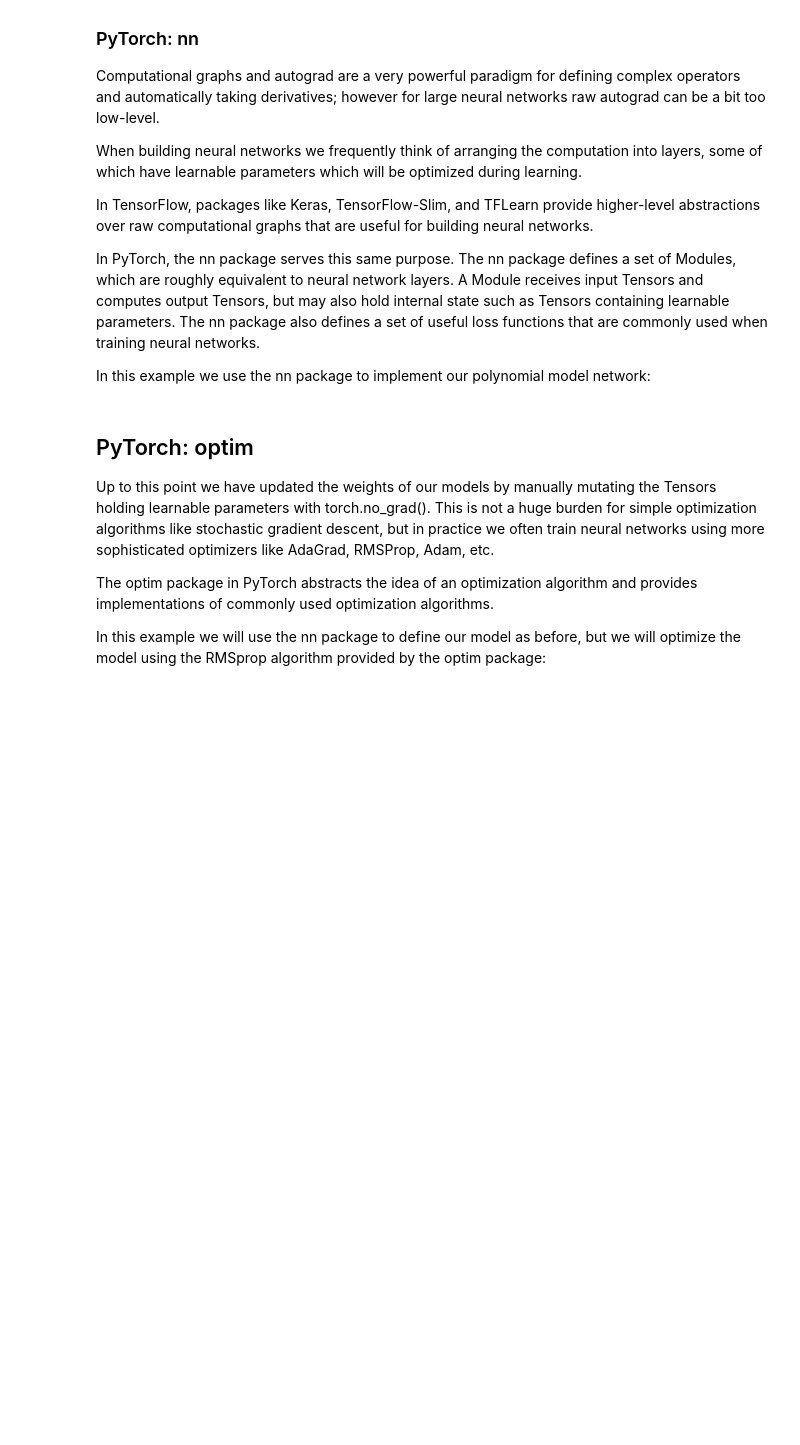
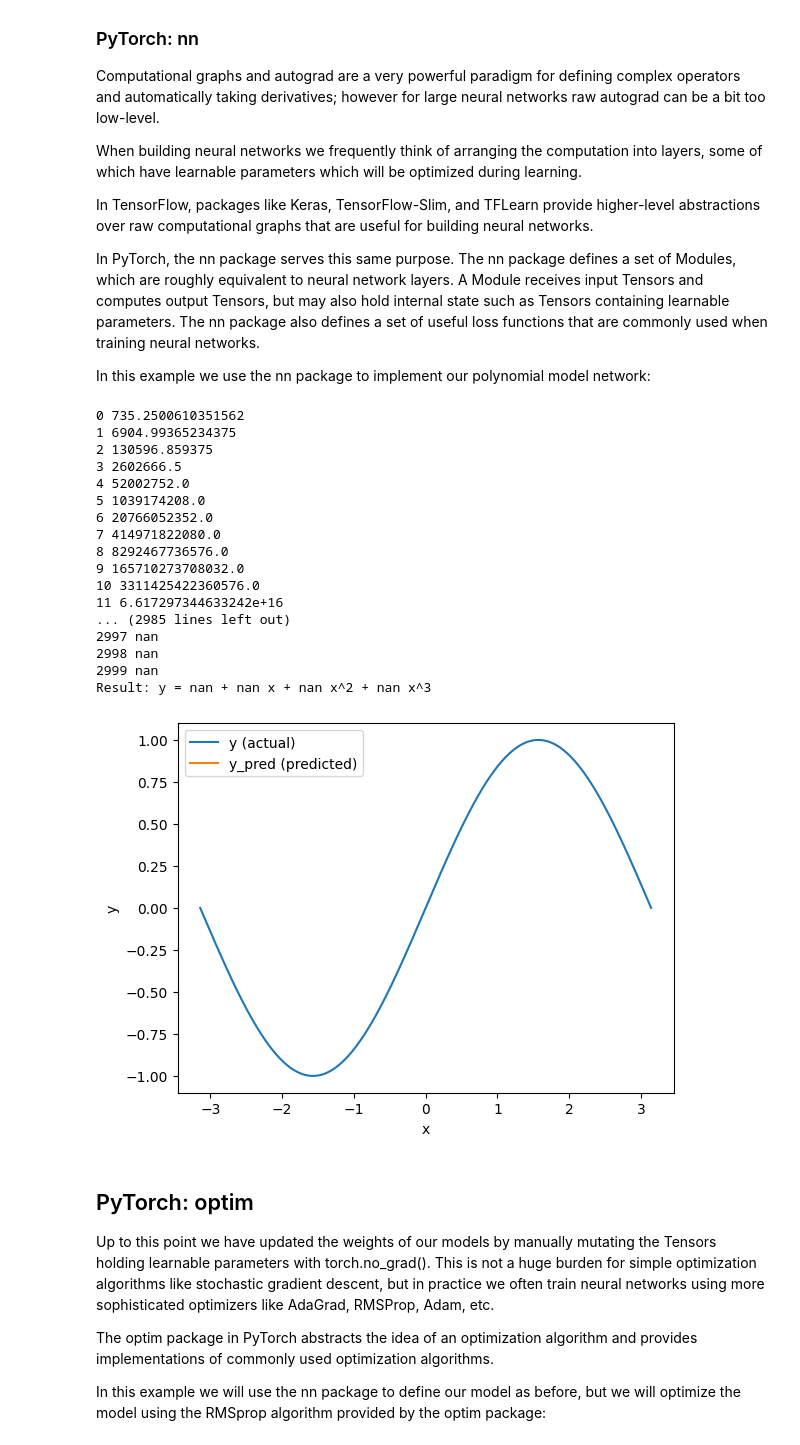
Before and after one commit to Khunhai1/ai-safety, a Jupyter notebook: ex_1_numpy_to_pytorch.ipynb, the cells around one changed output. Cells and saved outputs as stored; diff of their text form; code cells hidden in the pictures; blank space fills up the shorter version.

```diff
--- a/ex_1_numpy_to_pytorch.ipynb
+++ b/ex_1_numpy_to_pytorch.ipynb
@@ -340,11 +403,14 @@ y = torch.sin(x)
 p = torch.tensor([1, 2, 3])
 xx = x.unsqueeze(-1).pow(p)
 
+# normalize
+xx = (xx - xx.mean()) / xx.std()
+
 # In the above code,
-# x.unsqueeze(-1) has shape  ???
-# p has shape ???,
+# x.unsqueeze(-1) has shape (1000, 1)
+# p has shape (3, 1),
 # For this case, broadcasting semantics will apply to obtain a tensor
-# xx of shape ???
+# xx of shape (1000, 3)
 
 # Use the nn package to define our model as a sequence of layers. nn.Sequential
 # is a Module which contains other Modules, and applies them in sequence to
@@ -365,7 +431,7 @@ model = torch.nn.Sequential(
 
 # The nn package also contains definitions of popular loss functions; in this
 # case we will use Mean Squared Error (MSE) as our loss function.
-loss_fn = ...
+loss_fn = torch.nn.MSELoss(reduction="sum")
 
 learning_rate = 1e-3
 epochs = 3000
@@ -374,39 +440,57 @@ for t in range(epochs):
     # Forward pass: compute predicted y by passing x to the model. Module objects
     # override the __call__ operator so you can call them like functions. When
     # doing so you pass a Tensor of input data to the Module and it produces
     # a Tensor of output data.
-    ...
+    y_pred = model(xx)
 
     # Compute and print loss. We pass Tensors containing the predicted and true
     # values of y, and the loss function returns a Tensor containing the
     # loss.
     loss = loss_fn(y_pred, y)
-    if t % 100 == 99:
-        print(t, loss.item())
+    print(t, loss.item())
 
     # Zero the gradients before running the backward pass.
-    ...
+    model.zero_grad()
 
     # Backward pass: compute gradient of the loss with respect to all the learnable
     # parameters of the model. Internally, the parameters of each Module are stored
     # in Tensors with requires_grad=True, so this call will compute gradients for
     # all learnable parameters in the model.
-    ...
+    loss.backward()
 
     # Update the weights using gradient descent. Each parameter is a Tensor, so
     # we can access its gradients like we did before.
     with torch.no_grad():
         for param in model.parameters():
-            param -= ...
+            param -= param.grad * learning_rate
 
 # You can access the first layer of `model` like accessing the first item of a list
 linear_layer = model[0]
 
 # For linear layer, its parameters are stored as `weight` and `bias`.
 print(f'Result: y = {linear_layer.bias.item()} + {linear_layer.weight[:, 0].item()} x + {linear_layer.weight[:, 1].item()} x^2 + {linear_layer.weight[:, 2].item()} x^3')
 
 # Check with the plot!
 plot(y_pred.detach().numpy(), y, x)
+# %% [output]
+0 735.2500610351562
+1 6904.99365234375
+2 130596.859375
+3 2602666.5
+4 52002752.0
+5 1039174208.0
+6 20766052352.0
+7 414971822080.0
+8 8292467736576.0
+9 165710273708032.0
+10 3311425422360576.0
+11 6.617297344633242e+16
+... (2985 lines left out)
+2997 nan
+2998 nan
+2999 nan
+Result: y = nan + nan x + nan x^2 + nan x^3
+[figure, added]
 # %% [markdown]
 ## PyTorch: optim
 Up to this point we have updated the weights of our models by manually mutating the Tensors holding learnable parameters with torch.no_grad(). This is not a huge burden for simple optimization algorithms like stochastic gradient descent, but in practice we often train neural networks using more sophisticated optimizers like AdaGrad, RMSProp, Adam, etc.
```
Also changed, not shown: parts of 5 cells of this notebook.
